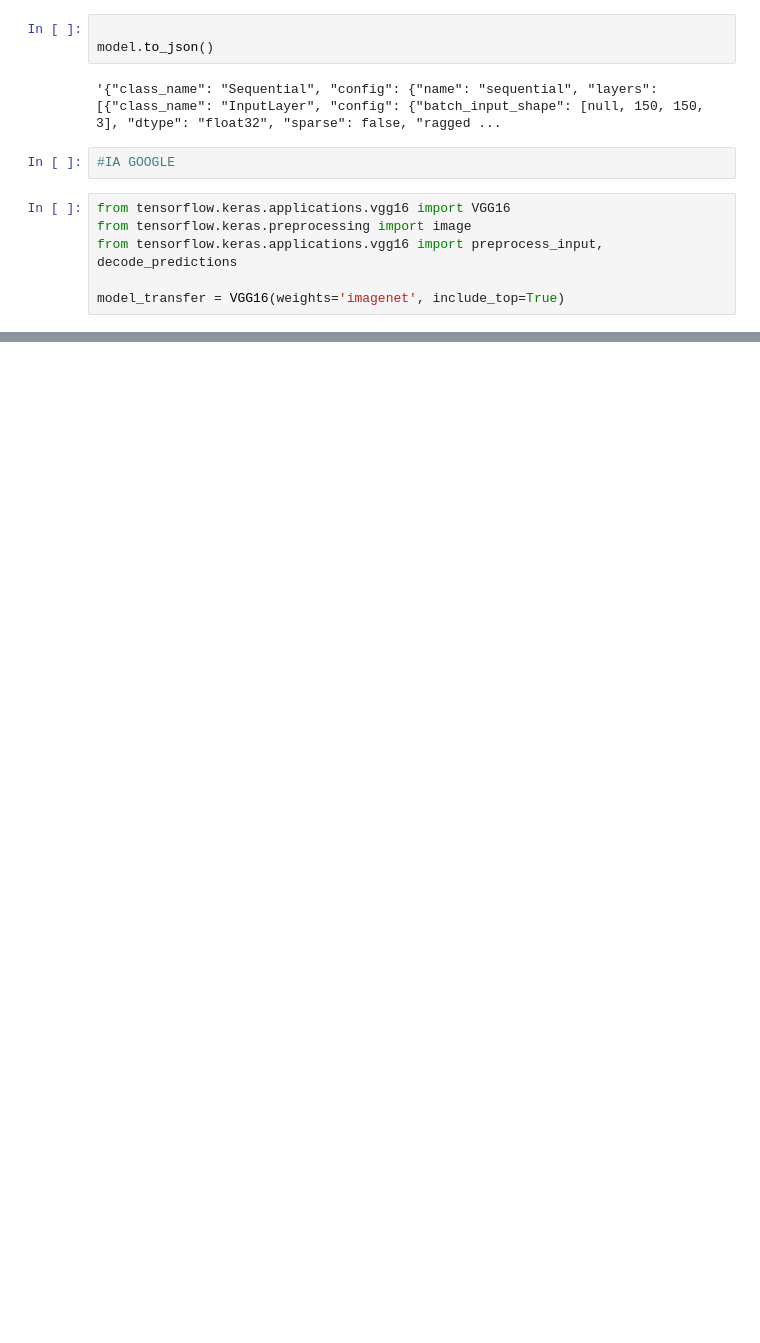
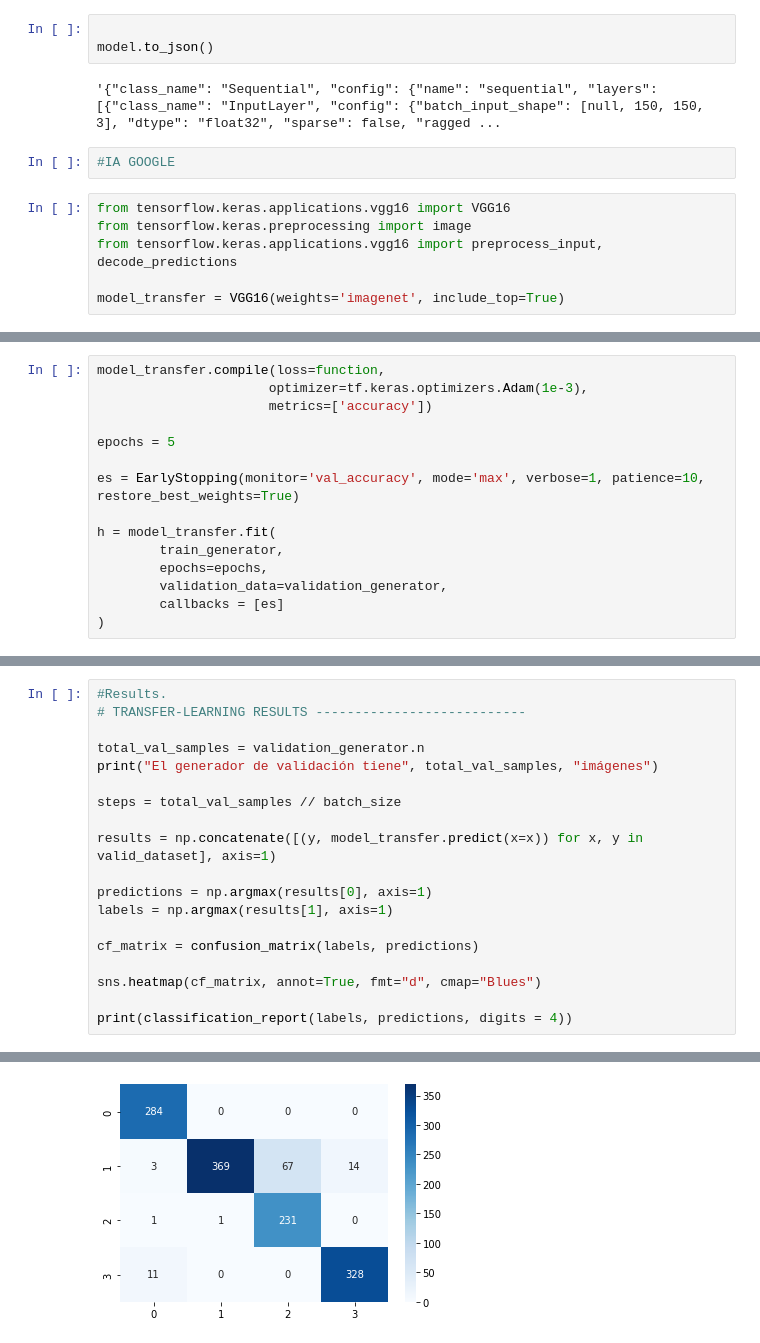
Before and after one commit to pwm-ps-ia/ps-ana, a Jupyter notebook: Ana.ipynb, the cells around one changed output, grey strips where cells are left out. Drawn from its saved outputs; the diff is of its cells as text; blank space fills up the shorter version.

```diff
--- a/Ana.ipynb
+++ b/Ana.ipynb
@@ -191,0 +393,15 @@ KeyboardInterrupt: ignored
+# %%
+model_transfer.compile(loss=function,
+                      optimizer=tf.keras.optimizers.Adam(1e-3),
+                      metrics=['accuracy'])
+
+epochs = 5
+
+es = EarlyStopping(monitor='val_accuracy', mode='max', verbose=1, patience=10, restore_best_weights=True)
+
+h = model_transfer.fit(
+        train_generator,
+        epochs=epochs,
+        validation_data=validation_generator,
+        callbacks = [es]
+)
@@ -191,0 +419,20 @@ KeyboardInterrupt: ignored
+# %%
+#Results.
+# TRANSFER-LEARNING RESULTS ---------------------------
+
+total_val_samples = validation_generator.n
+print("El generador de validación tiene", total_val_samples, "imágenes")
+
+steps = total_val_samples // batch_size
+
+results = np.concatenate([(y, model_transfer.predict(x=x)) for x, y in valid_dataset], axis=1)
+
+predictions = np.argmax(results[0], axis=1)
+labels = np.argmax(results[1], axis=1)
+
+cf_matrix = confusion_matrix(labels, predictions)
+
+sns.heatmap(cf_matrix, annot=True, fmt="d", cmap="Blues")
+
+print(classification_report(labels, predictions, digits = 4))
+# %% [output]
@@ -191,0 +456 @@ KeyboardInterrupt: ignored
+[figure, added]
```
Also changed, not shown: parts of 18 cells of this notebook, 1 other file.
